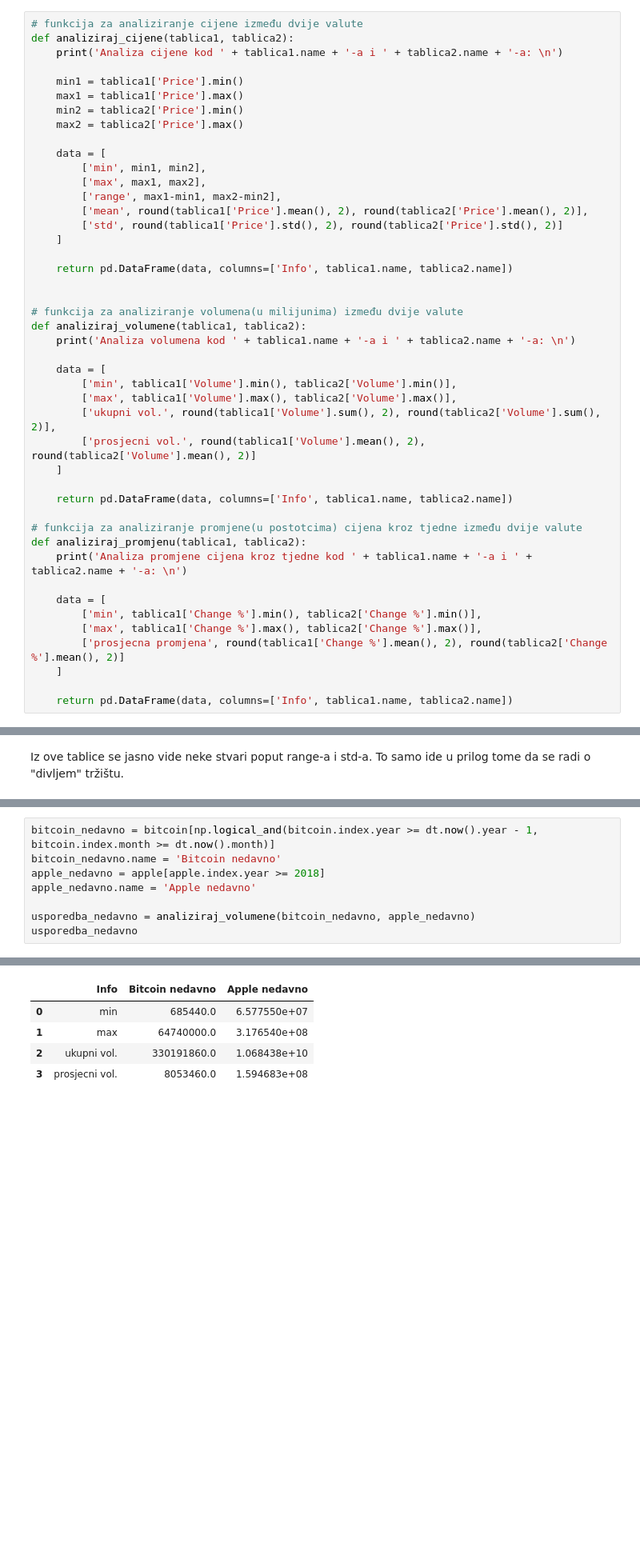
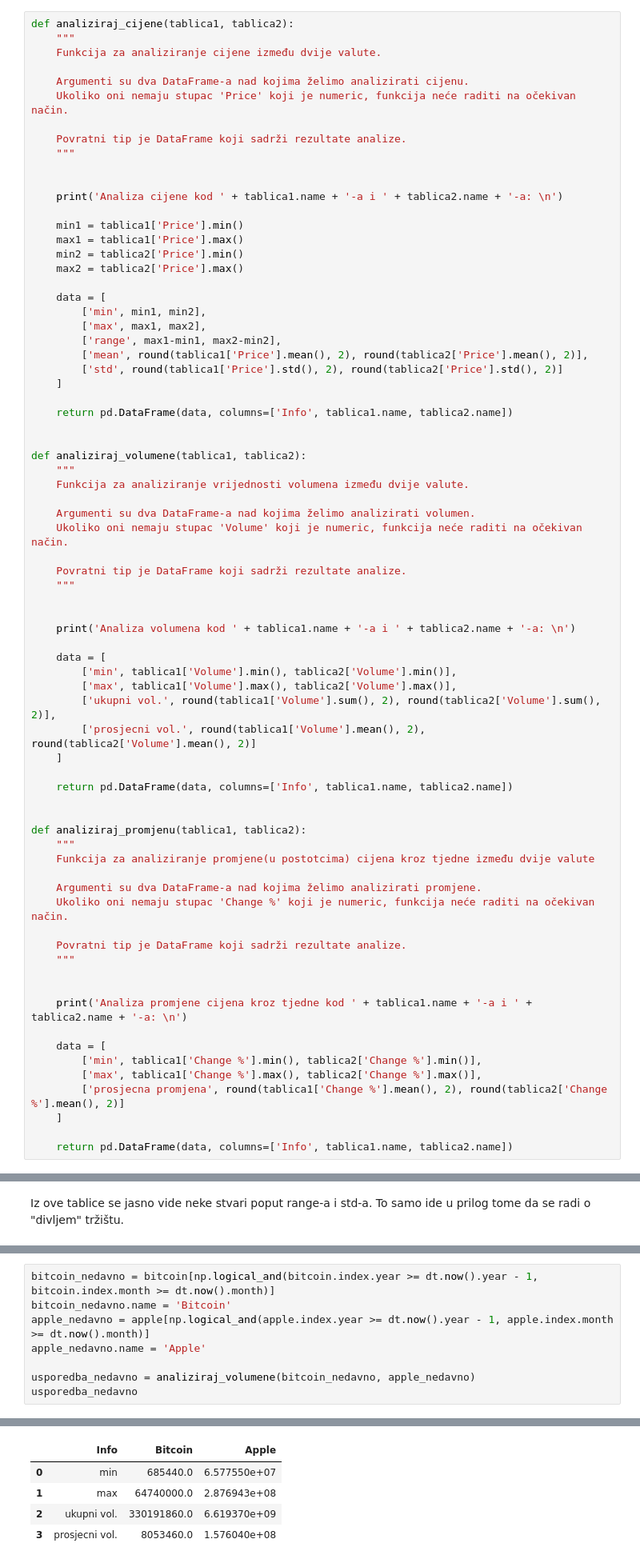
Before and after one commit to DRavlic/Cryptocurrency-Analysis, a Jupyter notebook: Cryptocurrencies.ipynb, the cells around one changed output, grey strips where cells are left out. Shown at 80% size. Cells and saved outputs as stored; diff of their text form; blank space fills up the shorter version.

```diff
--- a/Cryptocurrencies.ipynb
+++ b/Cryptocurrencies.ipynb
@@ -299,8 +342,17 @@ Kaže se da je tržište kriptovaluta "divlje" tržište što se vidi i iz ovih
 
 Analizirajmo malo bolje ove stvari:
 # %%
-# funkcija za analiziranje cijene između dvije valute
 def analiziraj_cijene(tablica1, tablica2):
+    """
+    Funkcija za analiziranje cijene između dvije valute.
+
+    Argumenti su dva DataFrame-a nad kojima želimo analizirati cijenu.
+    Ukoliko oni nemaju stupac 'Price' koji je numeric, funkcija neće raditi na očekivan način.
+
+    Povratni tip je DataFrame koji sadrži rezultate analize.
+    """
+
+
     print('Analiza cijene kod ' + tablica1.name + '-a i ' + tablica2.name + '-a: \n')
 
     min1 = tablica1['Price'].min()
@@ -319,8 +371,17 @@ def analiziraj_cijene(tablica1, tablica2):
     return pd.DataFrame(data, columns=['Info', tablica1.name, tablica2.name])
 
 
-# funkcija za analiziranje volumena(u milijunima) između dvije valute
 def analiziraj_volumene(tablica1, tablica2):
+    """
+    Funkcija za analiziranje vrijednosti volumena između dvije valute.
+
+    Argumenti su dva DataFrame-a nad kojima želimo analizirati volumen.
+    Ukoliko oni nemaju stupac 'Volume' koji je numeric, funkcija neće raditi na očekivan način.
+
+    Povratni tip je DataFrame koji sadrži rezultate analize.
+    """
+
+
     print('Analiza volumena kod ' + tablica1.name + '-a i ' + tablica2.name + '-a: \n')
 
     data = [
@@ -332,8 +393,18 @@ def analiziraj_volumene(tablica1, tablica2):
 
     return pd.DataFrame(data, columns=['Info', tablica1.name, tablica2.name])
 
-# funkcija za analiziranje promjene(u postotcima) cijena kroz tjedne između dvije valute
+
 def analiziraj_promjenu(tablica1, tablica2):
+    """
+    Funkcija za analiziranje promjene(u postotcima) cijena kroz tjedne između dvije valute
+
+    Argumenti su dva DataFrame-a nad kojima želimo analizirati promjene.
+    Ukoliko oni nemaju stupac 'Change %' koji je numeric, funkcija neće raditi na očekivan način.
+
+    Povratni tip je DataFrame koji sadrži rezultate analize.
+    """
+
+
     print('Analiza promjene cijena kroz tjedne kod ' + tablica1.name + '-a i ' + tablica2.name + '-a: \n')
 
     data = [
@@ -370,9 +441,9 @@ Iz ove tablice možemo uočiti da Bitcoin po pitanju volumena ne zaostaje toliko
 Pogledajmo taj volumen malo bolje, recimo unazad godinu dana:
 # %%
 bitcoin_nedavno = bitcoin[np.logical_and(bitcoin.index.year >= dt.now().year - 1, bitcoin.index.month >= dt.now().month)]
-bitcoin_nedavno.name = 'Bitcoin nedavno'
-apple_nedavno = apple[apple.index.year >= 2018]
-apple_nedavno.name = 'Apple nedavno'
+bitcoin_nedavno.name = 'Bitcoin'
+apple_nedavno = apple[np.logical_and(apple.index.year >= dt.now().year - 1, apple.index.month >= dt.now().month)]
+apple_nedavno.name = 'Apple'
 
 usporedba_nedavno = analiziraj_volumene(bitcoin_nedavno, apple_nedavno)
 usporedba_nedavno
@@ -381,6 +452,6 @@ Analiza volumena kod Bitcoin nedavno-a i Apple nedavno-a:
-|  | Info | Bitcoin nedavno | Apple nedavno |
+|  | Info | Bitcoin | Apple |
 | 0 | min | 685440.0 | 6.577550e+07 |
-| 1 | max | 64740000.0 | 3.176540e+08 |
-| 2 | ukupni vol. | 330191860.0 | 1.068438e+10 |
-| 3 | prosjecni vol. | 8053460.0 | 1.594683e+08 |
+| 1 | max | 64740000.0 | 2.876943e+08 |
+| 2 | ukupni vol. | 330191860.0 | 6.619370e+09 |
+| 3 | prosjecni vol. | 8053460.0 | 1.576040e+08 |
 # %%
```
Also changed, not shown: parts of 47 cells of this notebook.
